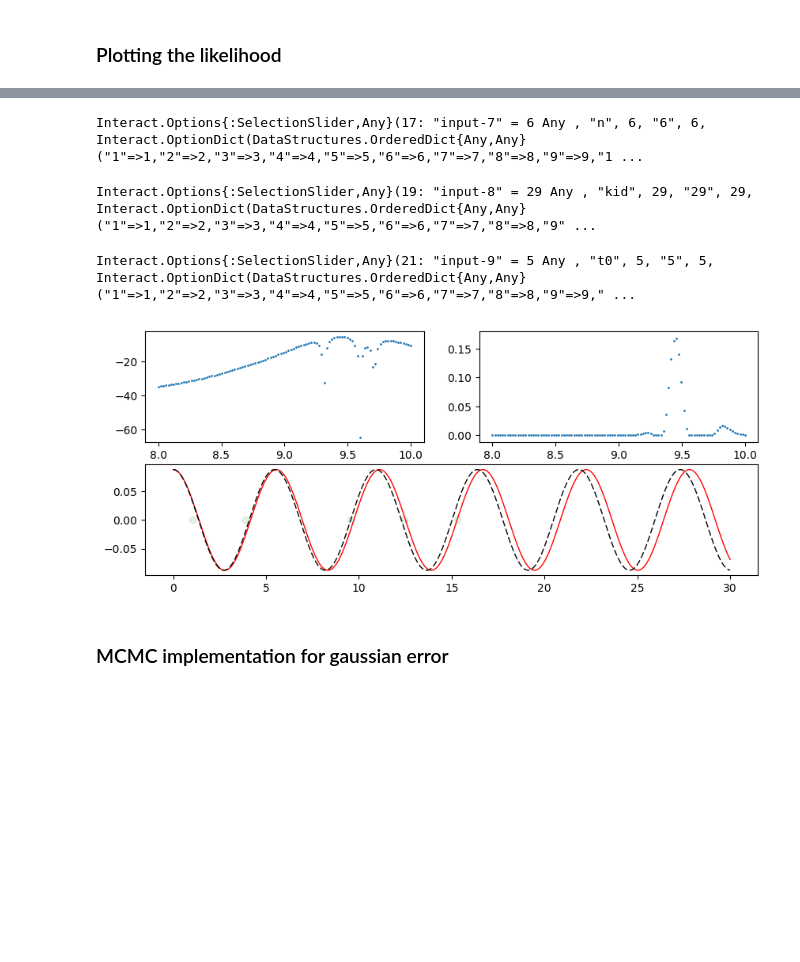
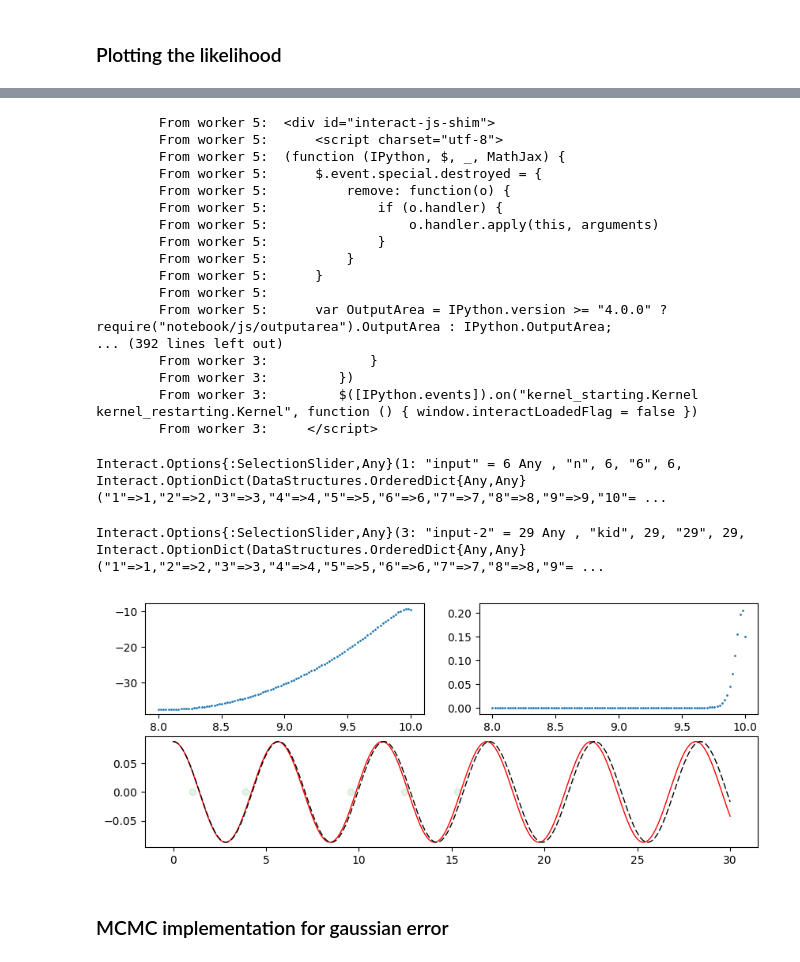
Before and after one commit to matthieubulte/smc, a Jupyter notebook: code/Flat model.ipynb, the cells around one changed output, grey strips where cells are left out. Cells and saved outputs as stored; diff of their text form; code cells hidden in the pictures; blank space fills up the shorter version.

```diff
--- a/code/Flat model.ipynb
+++ b/code/Flat model.ipynb
@@ -18,9 +18,9 @@ prior = Uniform(8,11)
 
 evaluation_mesh=collect(0:0.01:30)
 
-#Θ₀ = [5*pi/180, 0]
+Θ₀ = [5*pi/180, 0]
 function dΘ(g)
-    Θ -> [Θ[2], -g*sin(Θ[1])/7.4]
+    Θ -> [Θ[2], -g*sin(Θ[1])/8]
 end
 
 loglikelihood = (k, n, Θ₀, g) ->
@@ -33,10 +33,7 @@ loglikelihood = (k, n, Θ₀, g) ->
 
 mesh = linspace(8,10,100)
 
-@manipulate for n = 1:max_intersects, kid=1:n_measurements, t0=1:10
-
-
-    Θ₀ = [t0*pi/180, 0]
+@manipulate for n = 1:max_intersects, kid=1:n_measurements
 
     lhood = -(g -> loglikelihood(kid,n,Θ₀,g)).(mesh)
     elhood = exp.(lhood)
@@ -65,7 +63,23 @@ end
-Interact.Options{:SelectionSlider,Any}(17: "input-7" = 6 Any , "n", 6, "6", 6, Interact.OptionDict(DataStructures.OrderedDict{Any,Any}("1"=>1,"2"=>2,"3"=>3,"4"=>4,"5"=>5,"6"=>6,"7"=>7,"8"=>8,"9"=>9,"1 ...
+        From worker 5:  <div id="interact-js-shim">
+        From worker 5:      <script charset="utf-8">
+        From worker 5:  (function (IPython, $, _, MathJax) {
+        From worker 5:      $.event.special.destroyed = {
+        From worker 5:          remove: function(o) {
+        From worker 5:              if (o.handler) {
+        From worker 5:                  o.handler.apply(this, arguments)
+        From worker 5:              }
+        From worker 5:          }
+        From worker 5:      }
+        From worker 5:
+        From worker 5:      var OutputArea = IPython.version >= "4.0.0" ? require("notebook/js/outputarea").OutputArea : IPython.OutputArea;
+... (392 lines left out)
+        From worker 3:             }
+        From worker 3:         })
+        From worker 3:         $([IPython.events]).on("kernel_starting.Kernel kernel_restarting.Kernel", function () { window.interactLoadedFlag = false })
+        From worker 3:     </script>
-Interact.Options{:SelectionSlider,Any}(19: "input-8" = 29 Any , "kid", 29, "29", 29, Interact.OptionDict(DataStructures.OrderedDict{Any,Any}("1"=>1,"2"=>2,"3"=>3,"4"=>4,"5"=>5,"6"=>6,"7"=>7,"8"=>8,"9" ...
+Interact.Options{:SelectionSlider,Any}(1: "input" = 6 Any , "n", 6, "6", 6, Interact.OptionDict(DataStructures.OrderedDict{Any,Any}("1"=>1,"2"=>2,"3"=>3,"4"=>4,"5"=>5,"6"=>6,"7"=>7,"8"=>8,"9"=>9,"10"= ...
-Interact.Options{:SelectionSlider,Any}(21: "input-9" = 5 Any , "t0", 5, "5", 5, Interact.OptionDict(DataStructures.OrderedDict{Any,Any}("1"=>1,"2"=>2,"3"=>3,"4"=>4,"5"=>5,"6"=>6,"7"=>7,"8"=>8,"9"=>9," ...
+Interact.Options{:SelectionSlider,Any}(3: "input-2" = 29 Any , "kid", 29, "29", 29, Interact.OptionDict(DataStructures.OrderedDict{Any,Any}("1"=>1,"2"=>2,"3"=>3,"4"=>4,"5"=>5,"6"=>6,"7"=>7,"8"=>8,"9"= ...
-[figure, old version]
+[figure, new version]
 # %% [markdown]
 ### MCMC implementation for gaussian error
 # %%
```
Also changed, not shown: parts of 7 cells of this notebook, 14 other files.
